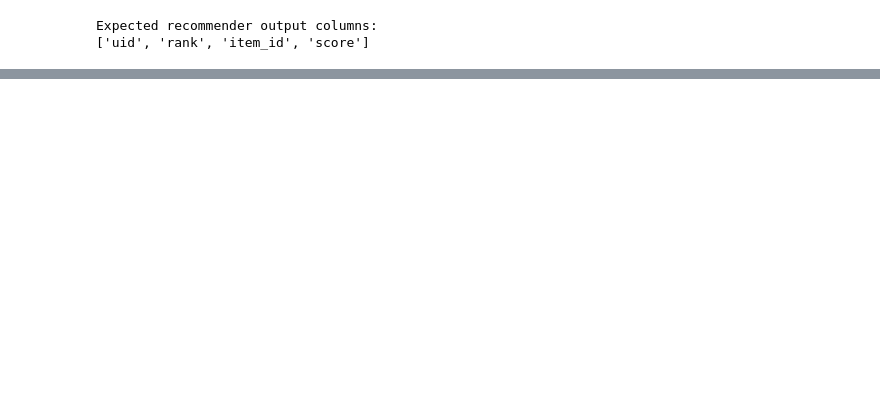
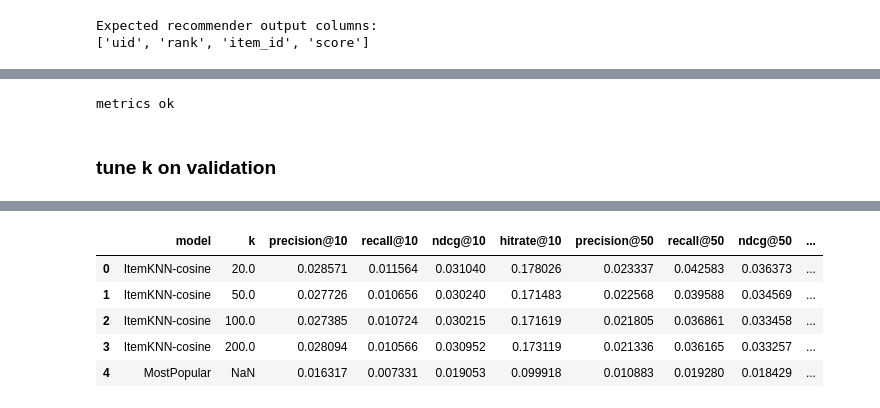
Before and after one commit to SMK-BTW/Twenty, a Jupyter notebook: Machine_Learning_Project.ipynb, the cells around one changed output, grey strips where cells are left out. Drawn from its saved outputs; the diff is of its cells as text; code cells hidden in the pictures; blank space fills up the shorter version.

```diff
--- a/Machine_Learning_Project.ipynb
+++ b/Machine_Learning_Project.ipynb
@@ -241,0 +531,74 @@ def validate_recommendations(
+# %%
+def user_metrics(recs, targets, k):
+    top = list(recs[:k])
+    hits = np.array([item in targets for item in top], dtype=float)
+    n_hits = hits.sum()
+    discounts = 1.0 / np.log2(np.arange(2, k + 2))
+    ideal = discounts[: min(len(targets), k)].sum()
+    return {
+        f"precision@{k}": n_hits / k,
+        f"recall@{k}": n_hits / len(targets),
+        f"ndcg@{k}": (hits * discounts[: len(top)]).sum() / ideal if ideal > 0 else 0.0,
+        f"hitrate@{k}": float(n_hits > 0),
+    }
+
+
+def evaluate(rec_item_ids, targets, ks, n_catalog):
+    """average metrics over users"""
+    totals = {}
+    for recs, tgt in zip(rec_item_ids, targets):
+        for k in ks:
+            for name, v in user_metrics(recs, tgt, k).items():
+                totals[name] = totals.get(name, 0.0) + v
+    result = {name: v / len(targets) for name, v in totals.items()}
+    for k in ks:
+        result[f"coverage@{k}"] = len(np.unique(rec_item_ids[:, :k])) / n_catalog
+    return result
+
+
+def check_recommendations(ds, rec_items, n_users=500):
+    """run validate_recommendations on some users"""
+    X = ds["X"]
+    for r, items in zip(ds["eval_users"][:n_users], rec_items[:n_users]):
+        heard = set(ds["item_ids"][X.indices[X.indptr[r]:X.indptr[r + 1]]].tolist())
+        result = validate_recommendations(pd.DataFrame({"item_id": items}), heard)
+        assert result == "Valid", result
+
+
+def run_model(model, ds, cfg):
+    t0 = time.time()
+    model.fit(ds["X"])
+    fit_s = time.time() - t0
+    t0 = time.time()
+    rec_idx = model.recommend(ds["eval_users"], max(cfg["ks"]))
+    rec_s = time.time() - t0
+    rec_items = ds["item_ids"][rec_idx]
+    check_recommendations(ds, rec_items)
+    metrics = evaluate(rec_items, ds["targets"], cfg["ks"], n_catalog=len(ds["item_ids"]))
+    metrics.update(fit_seconds=round(fit_s, 1), recommend_seconds=round(rec_s, 1))
+    return rec_idx, rec_items, metrics
+
+
+# quick sanity check on a tiny made up example
+_m = user_metrics(np.array([5, 1, 9]), {1, 2}, k=3)
+assert _m["precision@3"] == 1 / 3 and _m["recall@3"] == 1 / 2 and _m["hitrate@3"] == 1.0
+print("metrics ok")
+# %% [output]
+metrics ok
+# %% [markdown]
+### tune k on validation
+# %%
+tuning_rows = []
+for k in CFG["knn_k_grid"]:
+    log(f"validation: ItemKNN k={k}")
+    _, _, m = run_model(ItemKNN(k=k), ds_val, CFG)
+    tuning_rows.append({"model": "ItemKNN-cosine", "k": k, **m})
+    log({x: round(float(y), 4) for x, y in m.items() if "@10" in x})
+_, _, m = run_model(MostPopular(), ds_val, CFG)
+tuning_rows.append({"model": "MostPopular", "k": None, **m})
+
+tuning_df = pd.DataFrame(tuning_rows)
+best_k = int(tuning_df.dropna(subset=["k"]).sort_values(CFG["tune_metric"], ascending=False).iloc[0]["k"])
+log(f"best k = {best_k} by {CFG['tune_metric']}")
+tuning_df
+# %% [output]
@@ -241,0 +614,6 @@ def validate_recommendations(
+|  | model | k | precision@10 | recall@10 | ndcg@10 | hitrate@10 | precision@50 | recall@50 | ndcg@50 | ... |
+| 0 | ItemKNN-cosine | 20.0 | 0.028571 | 0.011564 | 0.031040 | 0.178026 | 0.023337 | 0.042583 | 0.036373 | ... |
+| 1 | ItemKNN-cosine | 50.0 | 0.027726 | 0.010656 | 0.030240 | 0.171483 | 0.022568 | 0.039588 | 0.034569 | ... |
+| 2 | ItemKNN-cosine | 100.0 | 0.027385 | 0.010724 | 0.030215 | 0.171619 | 0.021805 | 0.036861 | 0.033458 | ... |
+| 3 | ItemKNN-cosine | 200.0 | 0.028094 | 0.010566 | 0.030952 | 0.173119 | 0.021336 | 0.036165 | 0.033257 | ... |
+| 4 | MostPopular | NaN | 0.016317 | 0.007331 | 0.019053 | 0.099918 | 0.010883 | 0.019280 | 0.018429 | ... |
```
Also changed, not shown: parts of 35 cells of this notebook, 20 other files.
